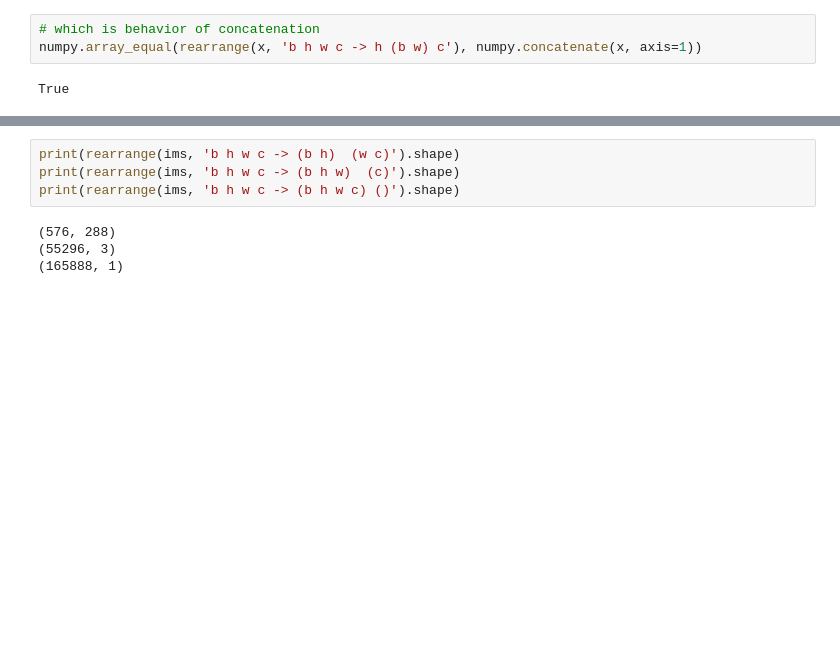
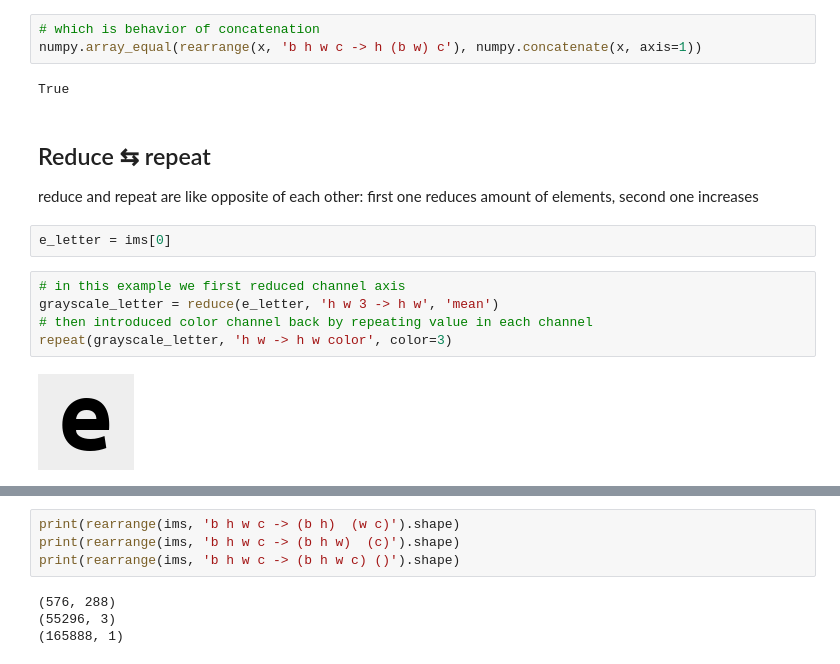
Before and after one commit to arogozhnikov/einops, a Jupyter notebook: docs/1-einops-basics.ipynb, the cells around one changed output, grey strips where cells are left out. Drawn from its saved outputs; the diff is of its cells as text; blank space fills up the shorter version.

Commit message:
rewrote first tutorial

```diff
--- a/docs/1-einops-basics.ipynb
+++ b/docs/1-einops-basics.ipynb
@@ -192,3 +216,16 @@ rearrange(x, 'b h w c -> h (b w) c').shape  # numpy.stack(x, axis=3))
 numpy.array_equal(rearrange(x, 'b h w c -> h (b w) c'), numpy.concatenate(x, axis=1))
 # %% [output]
 True
+# %% [markdown]
+## Reduce &lrarr; repeat
+
+reduce and repeat are like opposite of each other: first one reduces amount of elements, second one increases
+# %%
+e_letter = ims[0]
+# %%
+# in this example we first reduced channel axis
+grayscale_letter = reduce(e_letter, 'h w 3 -> h w', 'mean')
+# then introduced color channel back by repeating value in each channel
+repeat(grayscale_letter, 'h w -> h w color', color=3)
+# %% [output]
+[figure, added]
```
Also changed, not shown: parts of 34 cells of this notebook.
